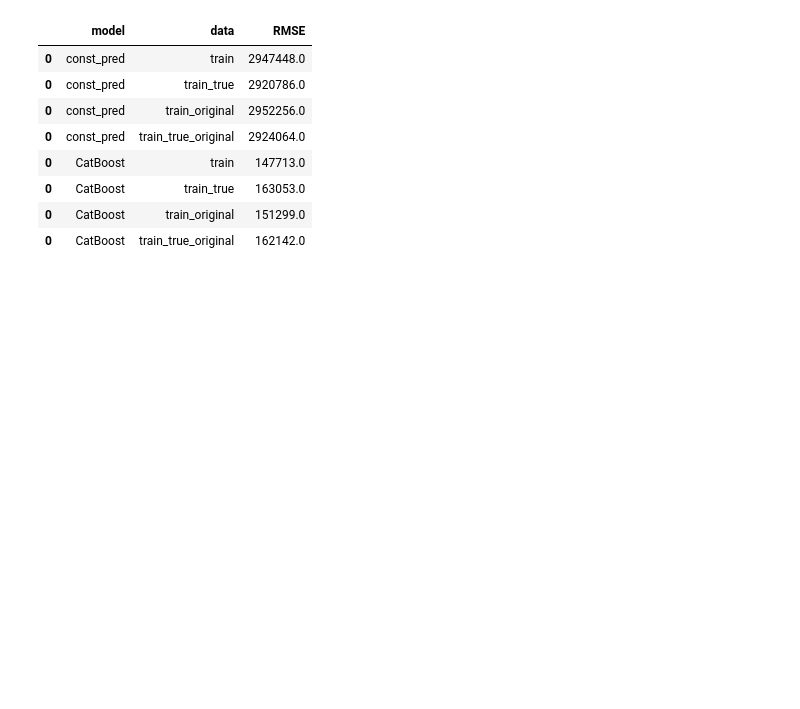
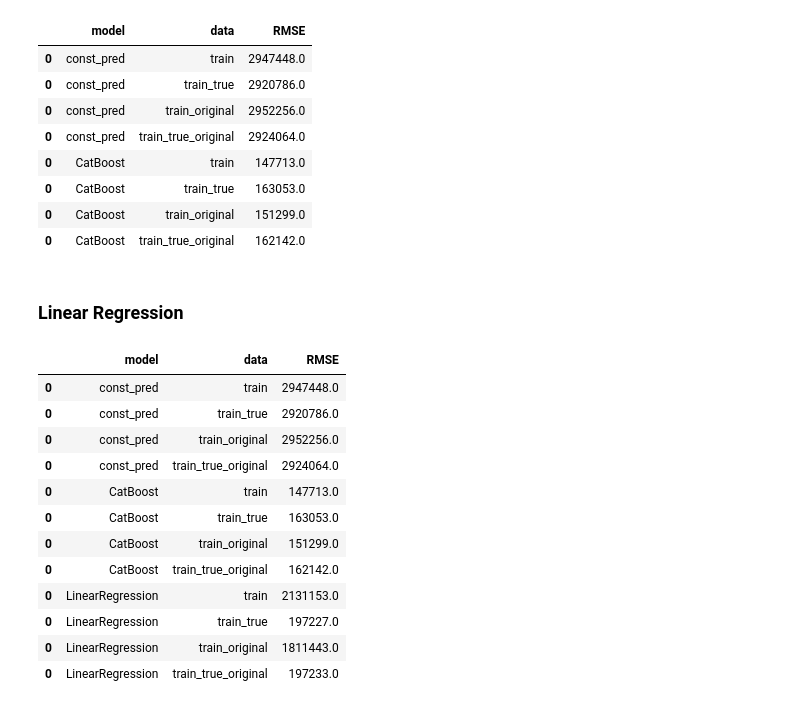
Before and after one commit to keedach/Kaggle, a Jupyter notebook: playground_series_3_6/playground_series_3_6.ipynb, the cells around one changed output. Drawn from its saved outputs; the diff is of its cells as text; code cells hidden in the pictures; blank space fills up the shorter version.

Commit message:
Add pred with LR all datasets

```diff
--- a/playground_series_3_6/playground_series_3_6.ipynb
+++ b/playground_series_3_6/playground_series_3_6.ipynb
@@ -1958,3 +1959,42 @@ score_data
 | 0 | CatBoost | train_true | 163053.0 |
 | 0 | CatBoost | train_original | 151299.0 |
 | 0 | CatBoost | train_true_original | 162142.0 |
+# %% [markdown]
+### Linear Regression
+# %%
+def lr_model(data=None):
+
+    X_train, X_valid, y_train, y_valid = \
+        data[0].drop('price', axis=1), \
+        data[1].drop('price', axis=1), \
+        data[0]['price'], \
+        data[1]['price']
+
+    lr_model = LinearRegression(n_jobs=-1).fit(X_train, y_train)
+    lr_rmse = round(np.sqrt(
+        mean_squared_error(y_valid, lr_model.predict(X_valid))
+        ))
+
+    return lr_rmse
+# %%
+for x in tqdm(dataset):
+    score_data = pd.concat([score_data, pd.DataFrame(
+        {'model': ['LinearRegression'],
+        'data': [x],
+        'RMSE': [lr_model(data=dataset[x])]})])
+# %%
+score_data
+# %% [output]
+|  | model | data | RMSE |
+| 0 | const_pred | train | 2947448.0 |
+| 0 | const_pred | train_true | 2920786.0 |
+| 0 | const_pred | train_original | 2952256.0 |
+| 0 | const_pred | train_true_original | 2924064.0 |
+| 0 | CatBoost | train | 147713.0 |
+| 0 | CatBoost | train_true | 163053.0 |
+| 0 | CatBoost | train_original | 151299.0 |
+| 0 | CatBoost | train_true_original | 162142.0 |
+| 0 | LinearRegression | train | 2131153.0 |
+| 0 | LinearRegression | train_true | 197227.0 |
+| 0 | LinearRegression | train_original | 1811443.0 |
+| 0 | LinearRegression | train_true_original | 197233.0 |
```
Also changed, not shown: parts of 1 cell of this notebook.
